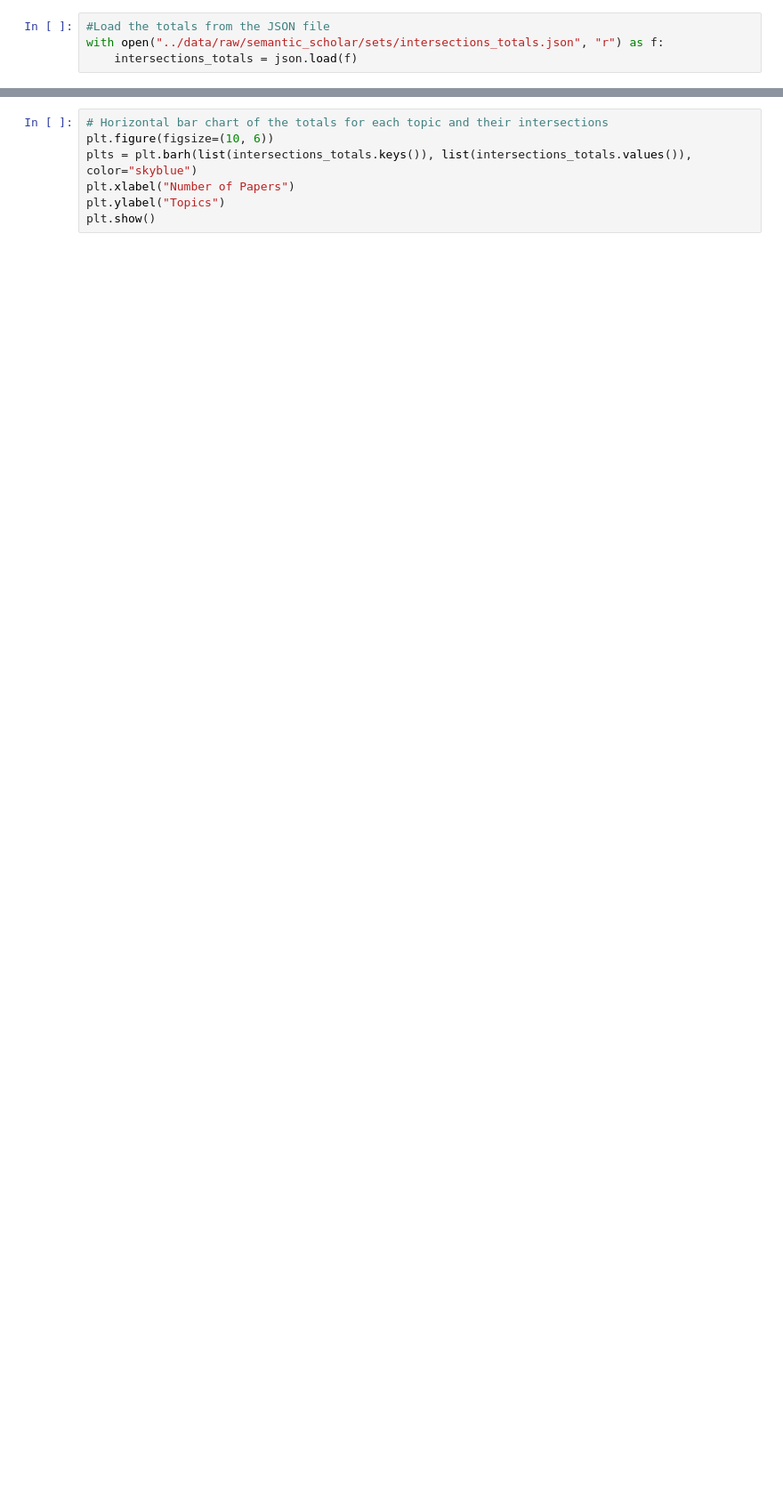
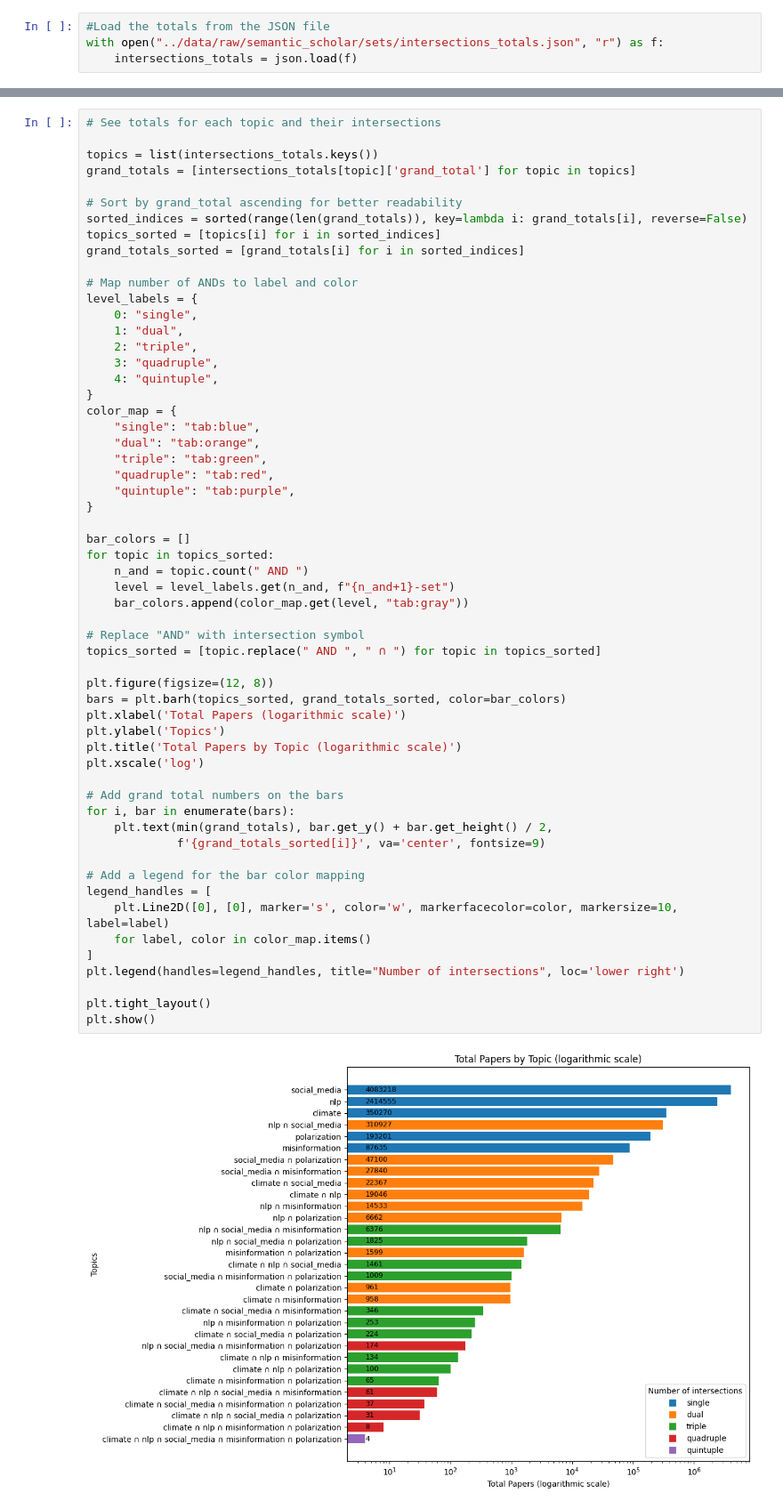
Before and after one commit to m-chaves/slr_climate_nlp, a Jupyter notebook: notebooks/01_data_collection.ipynb, the cells around one changed output, grey strips where cells are left out. Shown at 89% size. Cells and saved outputs as stored; diff of their text form; blank space fills up the shorter version.

```diff
--- a/notebooks/01_data_collection.ipynb
+++ b/notebooks/01_data_collection.ipynb
@@ -321,7 +249,59 @@ print(intersections_totals["climate AND nlp AND social_media"])
 # %%
-# Horizontal bar chart of the totals for each topic and their intersections
-plt.figure(figsize=(10, 6))
-plts = plt.barh(list(intersections_totals.keys()), list(intersections_totals.values()), color="skyblue")
-plt.xlabel("Number of Papers")
-plt.ylabel("Topics")
+# See totals for each topic and their intersections
+
+topics = list(intersections_totals.keys())
+grand_totals = [intersections_totals[topic]['grand_total'] for topic in topics]
+
+# Sort by grand_total ascending for better readability
+sorted_indices = sorted(range(len(grand_totals)), key=lambda i: grand_totals[i], reverse=False)
+topics_sorted = [topics[i] for i in sorted_indices]
+grand_totals_sorted = [grand_totals[i] for i in sorted_indices]
+
+# Map number of ANDs to label and color
+level_labels = {
+    0: "single",
+    1: "dual",
+    2: "triple",
+    3: "quadruple",
+    4: "quintuple",
+}
+color_map = {
+    "single": "tab:blue",
+    "dual": "tab:orange",
+    "triple": "tab:green",
+    "quadruple": "tab:red",
+    "quintuple": "tab:purple",
+}
+
+bar_colors = []
+for topic in topics_sorted:
+    n_and = topic.count(" AND ")
+    level = level_labels.get(n_and, f"{n_and+1}-set")
+    bar_colors.append(color_map.get(level, "tab:gray"))
+
+# Replace "AND" with intersection symbol
+topics_sorted = [topic.replace(" AND ", " ∩ ") for topic in topics_sorted]
+
+plt.figure(figsize=(12, 8))
+bars = plt.barh(topics_sorted, grand_totals_sorted, color=bar_colors)
+plt.xlabel('Total Papers (logarithmic scale)')
+plt.ylabel('Topics')
+plt.title('Total Papers by Topic (logarithmic scale)')
+plt.xscale('log')
+
+# Add grand total numbers on the bars
+for i, bar in enumerate(bars):
+    plt.text(min(grand_totals), bar.get_y() + bar.get_height() / 2,
+             f'{grand_totals_sorted[i]}', va='center', fontsize=9)
+
+# Add a legend for the bar color mapping
+legend_handles = [
+    plt.Line2D([0], [0], marker='s', color='w', markerfacecolor=color, markersize=10, label=label)
+    for label, color in color_map.items()
+]
+plt.legend(handles=legend_handles, title="Number of intersections", loc='lower right')
+
+plt.tight_layout()
 plt.show()
+# %% [output]
+[figure, added]
```
Also changed, not shown: parts of 11 cells of this notebook.
